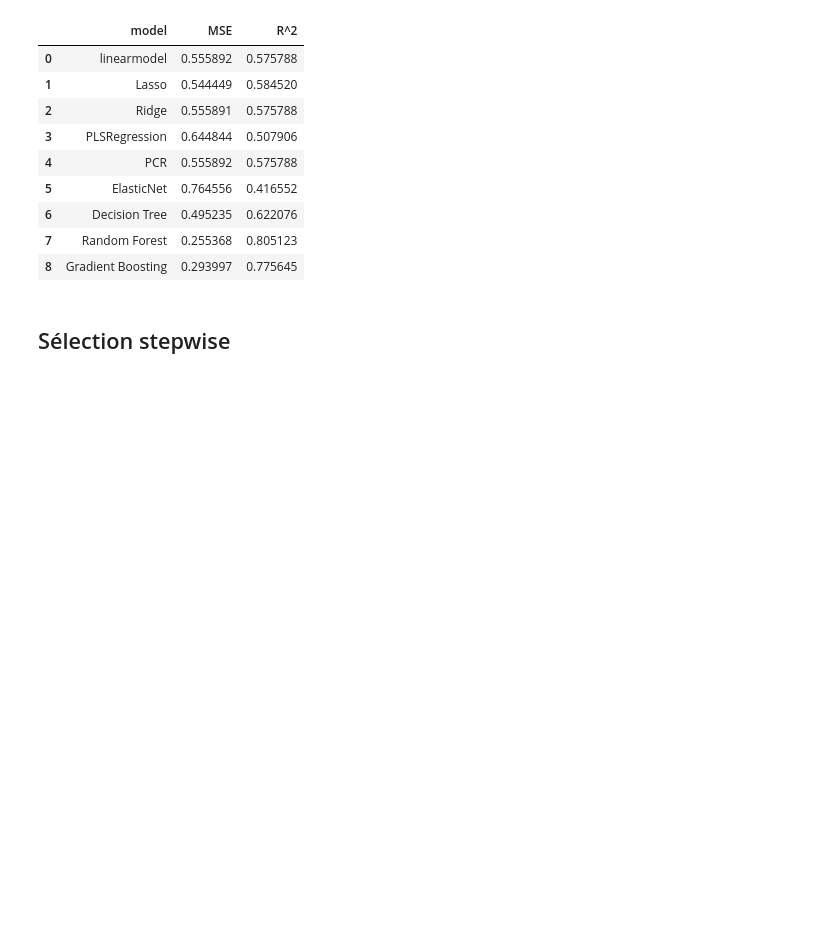
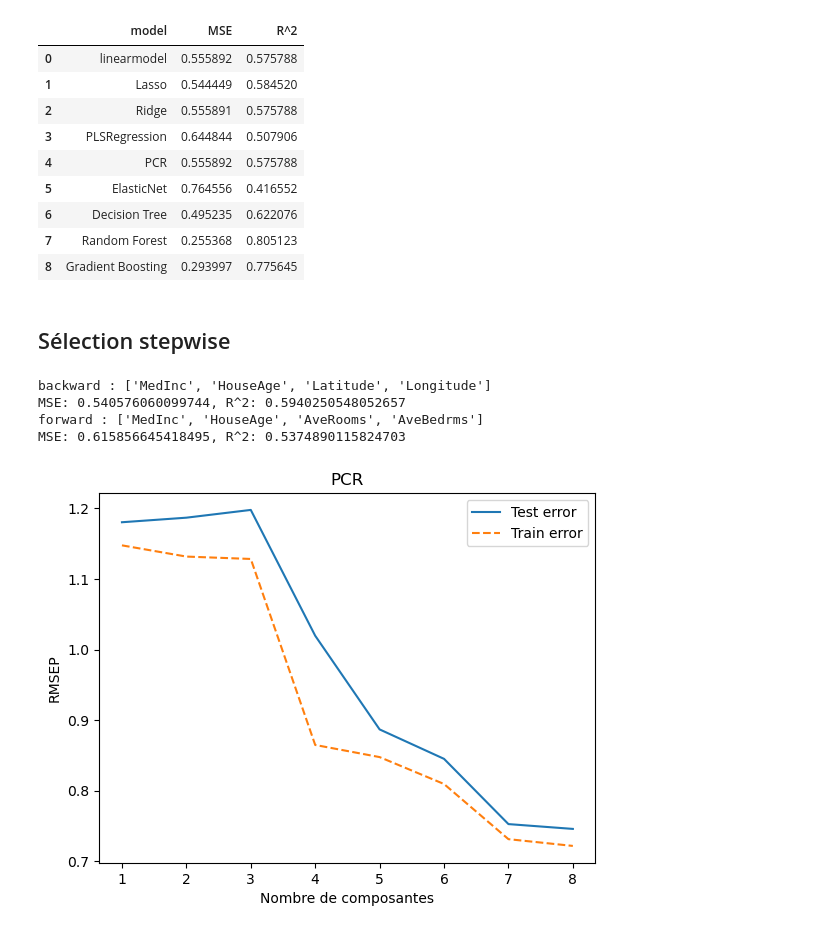
Before and after one commit to BrightMehou/mlops-immobilier, a Jupyter notebook: notebooks/experimentations.ipynb, the cells around one changed output. Drawn from its saved outputs; the diff is of its cells as text; code cells hidden in the pictures; blank space fills up the shorter version.

```diff
--- a/notebooks/experimentations.ipynb
+++ b/notebooks/experimentations.ipynb
@@ -38,0 +30,9 @@ models = {
+# %%
+scaler = StandardScaler(with_mean=False, with_std=True)
+scaler.fit(X)
+X_scaled = scaler.transform(X)
+# %%
+n,p = X.shape
+pca = PCA(n_components=p)
+pca.fit(X_scaled)
+pca.explained_variance_
@@ -71,3 +81,46 @@ pd.DataFrame(res)
 | 8 | Gradient Boosting | 0.293997 | 0.775645 |
 # %% [markdown]
 ## Sélection stepwise
+# %%
+mod_seq_backwark = SequentialFeatureSelector(
+    estimator=LinearRegression(), direction="backward", n_features_to_select="auto"
+)
+mod_seq_forward = SequentialFeatureSelector(
+    estimator=LinearRegression(), direction="forward", n_features_to_select="auto"
+)
+mod_seqs = { 'backward': mod_seq_backwark,
+'forward': mod_seq_forward
+}
+for mode, mod_seq in mod_seqs.items():
+    X_seq = mod_seq.fit_transform(X, y)
+    print(f"{mode} : {X.columns[mod_seq.get_support()].to_list()}")
+    model = LinearRegression()
+    model.fit(X_seq, y)
+    y_pred = model.predict(X_seq)
+    mse = mean_squared_error(y, y_pred)
+    r2 = r2_score(y, y_pred)
+    print(f"MSE: {mse}, R^2: {r2}")
+# %% [output]
+backward : ['MedInc', 'HouseAge', 'Latitude', 'Longitude']
+MSE: 0.540576060099744, R^2: 0.5940250548052657
+forward : ['MedInc', 'HouseAge', 'AveRooms', 'AveBedrms']
+MSE: 0.615856645418495, R^2: 0.5374890115824703
+# %%
+pcr = {}
+error_test_pcr = {}
+error_train_pcr = {}
+for n_comp in np.arange(1, p + 1):
+    pcr[n_comp] = make_pipeline(StandardScaler(with_mean=False, with_std=True), PCA(n_components=n_comp), LinearRegression())
+    cv = cross_validate(pcr[n_comp], X, y, scoring="neg_root_mean_squared_error", return_train_score=True)
+    error_test_pcr[n_comp] = -np.mean(cv["test_score"])
+    error_train_pcr[n_comp] = -np.mean(cv["train_score"])
+# %%
+plt.plot(error_test_pcr.keys(), error_test_pcr.values(), label="Test error")
+plt.plot(error_train_pcr.keys(), error_train_pcr.values(), ls="--", label="Train error")
+plt.xlabel("Nombre de composantes")
+plt.ylabel("RMSEP")
+plt.title("PCR")
+plt.legend()
+plt.show()
+# %% [output]
+[figure, added]
```
Also changed, not shown: parts of 6 cells of this notebook, 12 other files.
